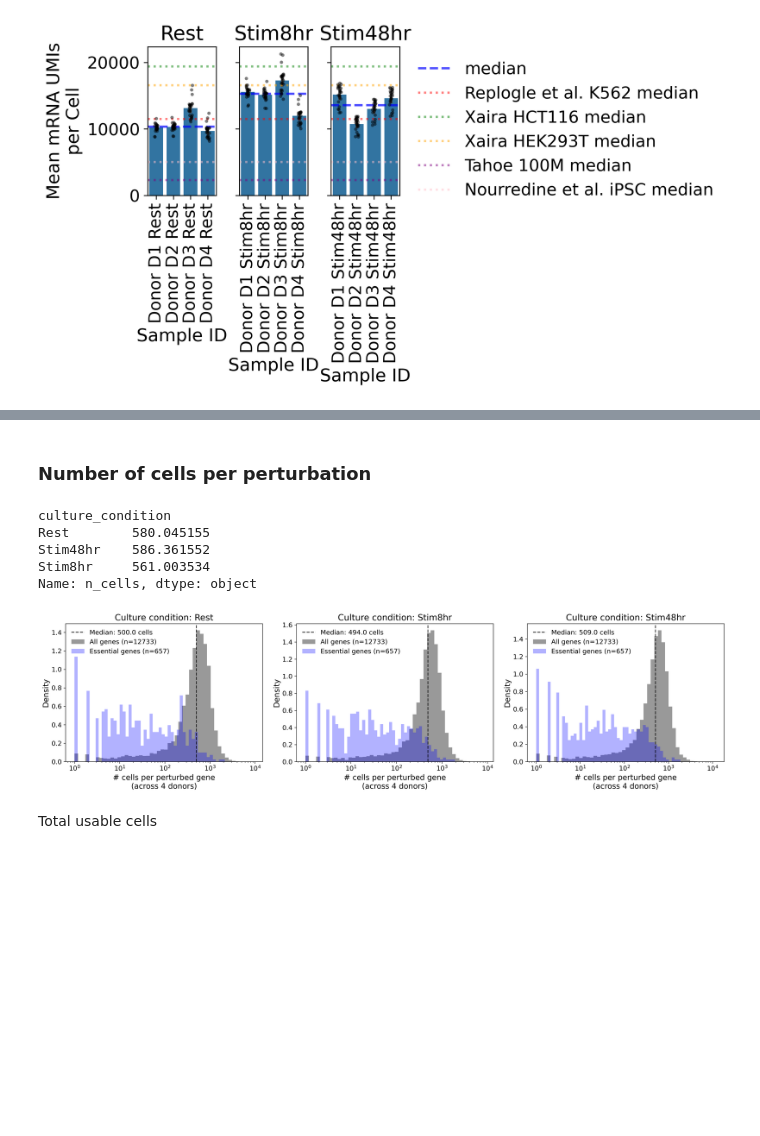
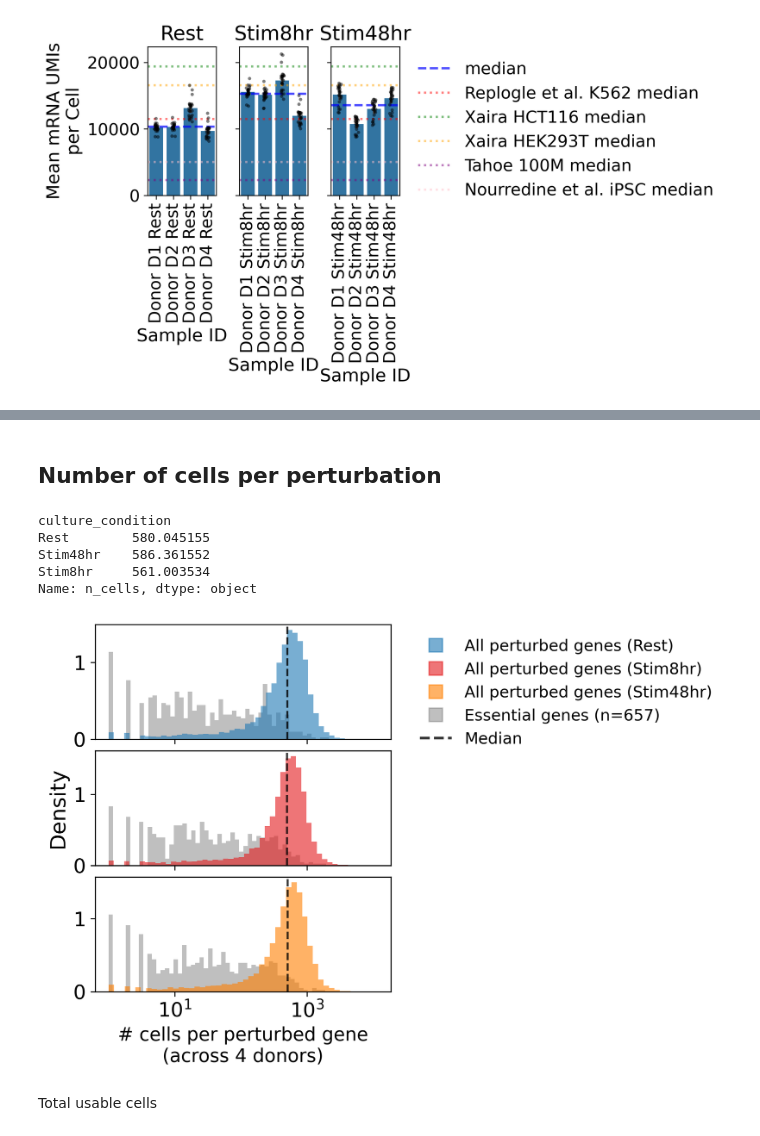
Before and after one commit to emdann/GWT_perturbseq_analysis_2025, a Jupyter notebook: src/1_preprocess/qc_final.ipynb, the cells around one changed output, grey strips where cells are left out. Drawn from its saved outputs; the diff is of its cells as text; code cells hidden in the pictures; blank space fills up the shorter version.

```diff
--- a/src/1_preprocess/qc_final.ipynb
+++ b/src/1_preprocess/qc_final.ipynb
@@ -55,7 +56,12 @@ Memory percentage used: 12.3%
 # %%
-PLOTDIR = f'../../results/CD4i_final/'
+PLOTDIR = f'./results/'
 sc.settings.figdir = PLOTDIR
 os.makedirs(PLOTDIR, exist_ok=True)
+
+# Read figure palettes
+with open('../../metadata/figure_palettes.yaml', 'r') as f:
+    palettes = yaml.safe_load(f)
+
 
 def save_plot(pl_name, plot_dir = None):
     if plot_dir is None:
@@ -443,5 +403,5 @@ plt.savefig(PLOTDIR + "N_cells_assignment.pdf")
 # %% [markdown]
-### Number of cells per perturbation
+## Number of cells per perturbation
 # %%
 # Download and read the Core Essential and non-essential gene list (as used in GeneBayes paper)
 ceg_url = "https://raw.githubusercontent.com/macarthur-lab/gene_lists/master/lists/CEGv2_subset_universe.tsv"
@@ -487,51 +447,73 @@ n_cells_count_df['essential_genes'] = np.where(n_cells_count_df.perturbed_gene_n
 # Create histogram with density lines comparing IL2_neg_hit genes and essential genes with all genes
 essential_df = n_cells_count_df[n_cells_count_df['essential_genes'] == 'gold standard essential']
 all_genes_df = n_cells_count_df[n_cells_count_df.perturbed_gene_name != 'NTC']  # All genes except NTC
 
 # Get unique conditions
 conditions = ['Rest', 'Stim8hr', 'Stim48hr']
 n_conditions = len(conditions)
 
 # Create figure with subplots - one per condition
-fig, axes = plt.subplots(1, n_conditions, figsize=(6*n_conditions, 5))
-
+# fig, axes = plt.subplots(n_conditions,1, figsize=(8, 3*n_conditions), sharex=True)
+fig, axes = plt.subplots(len(conditions), 1, figsize=(4, 5), sharex=True, gridspec_kw={'hspace': 0.1})
 # Plot for each condition
 for i, condition in enumerate(conditions):
     condition_all = all_genes_df[all_genes_df['culture_condition'] == condition]
     condition_essential = essential_df[essential_df['culture_condition'] == condition]
 
     # Get unique gene counts for legend
     n_all = len(condition_all['perturbed_gene_name'].unique())
     n_essential = len(condition_essential['perturbed_gene_name'].unique())
 
-    # Plot histogram for all genes
+    # Plot histogram for essential genes in grey
+    sns.histplot(data=condition_essential, x='n_cells', bins=50,
+                stat='density', common_norm=False, log_scale=True,
+                color='gray', alpha=0.5, ax=axes[i], label=f'Essential genes (n={n_essential})',
+                edgecolor='none')
+
+    # Plot histogram for all genes colored by condition
     sns.histplot(data=condition_all, x='n_cells', bins=50,
                 stat='density', common_norm=False, log_scale=True,
-                color='gray', alpha=0.8, label=f'All genes (n={n_all})', kde=True, ax=axes[i],
+                color=palettes['culture_condition'][condition], alpha=0.6,
+                label=f'All genes (n={n_all})', kde=True, ax=axes[i],
                 edgecolor='none')
 
     # Add vertical line for median
     axes[i].axvline(x=condition_all['n_cells'].median(), color='black', alpha=0.8, linestyle='--',
                     label=f'Median: {condition_all["n_cells"].median():.1f} cells')
 
-    # Plot histogram for essential genes
-    sns.histplot(data=condition_essential, x='n_cells', bins=50,
-                stat='density', common_norm=False, log_scale=True,
-                color='blue', alpha=0.3, ax=axes[i], label=f'Essential genes (n={n_essential})',
-                edgecolor='none')
 
-    # Customize plot
-    axes[i].set_title(f'Culture condition: {condition}', fontsize=16)
-    axes[i].legend(fontsize=12, frameon=False)
-    axes[i].set_xlabel('# cells per perturbed gene\n(across 4 donors)', fontsize=14)
-    axes[i].set_ylabel('Density', fontsize=14)
-    axes[i].tick_params(axis='both', which='major', labelsize=12)
+    # axes[i].text(0.05, 0.95, f'Culture condition: {condition}', fontsize=16, transform=axes[i].transAxes, va='top')
+    if i == 0:  # Only show legend for first subplot
+        # Create custom legend entries for each condition and essential genes
+        from matplotlib.lines import Line2D
+        legend_elements = [
+            Line2D([0], [0], color=palettes['culture_condition']['Rest'], lw=0, marker='s',
+                  label='All perturbed genes (Rest)', markersize=10, alpha=0.6),
+            Line2D([0], [0], color=palettes['culture_condition']['Stim8hr'], lw=0, marker='s',
+                  label='All perturbed genes (Stim8hr)', markersize=10, alpha=0.6),
+            Line2D([0], [0], color=palettes['culture_condition']['Stim48hr'], lw=0, marker='s',
+                  label='All perturbed genes (Stim48hr)', markersize=10, alpha=0.6),
+            Line2D([0], [0], color='gray', lw=0, marker='s',
+                  label=f'Essential genes (n={n_essential})', markersize=10, alpha=0.5),
+            Line2D([0], [0], color='black', lw=2, linestyle='--',
+                  label='Median', alpha=0.8)
+        ]
+        axes[i].legend(handles=legend_elements, bbox_to_anchor=(1.05, 1),
+                      loc='upper left', fontsize=12, frameon=False)
+
+    if i != 1:
+        axes[i].set_ylabel('', fontsize=14)
+    if i == 2:
+        axes[i].set_xlabel('# cells per perturbed gene\n(across 4 donors)', fontsize=14)
+        axes[i].xaxis.set_major_locator(plt.LogLocator())
+        axes[i].xaxis.set_minor_locator(plt.LogLocator(subs='all'))
+
 
 plt.tight_layout()
-plt.savefig(PLOTDIR + "N_cells_perturb.png")
-plt.savefig(PLOTDIR + "N_cells_perturb.pdf")
+plt.savefig(PLOTDIR + "N_cells_perturb.png", bbox_inches='tight')
+plt.savefig(PLOTDIR + "N_cells_perturb.pdf", bbox_inches='tight')
 # %% [output]
-[figure, old version]
+[figure, new version]
 # %% [markdown]
 Total usable cells
 # %%
```
Also changed, not shown: parts of 21 cells of this notebook, 14 other files.
